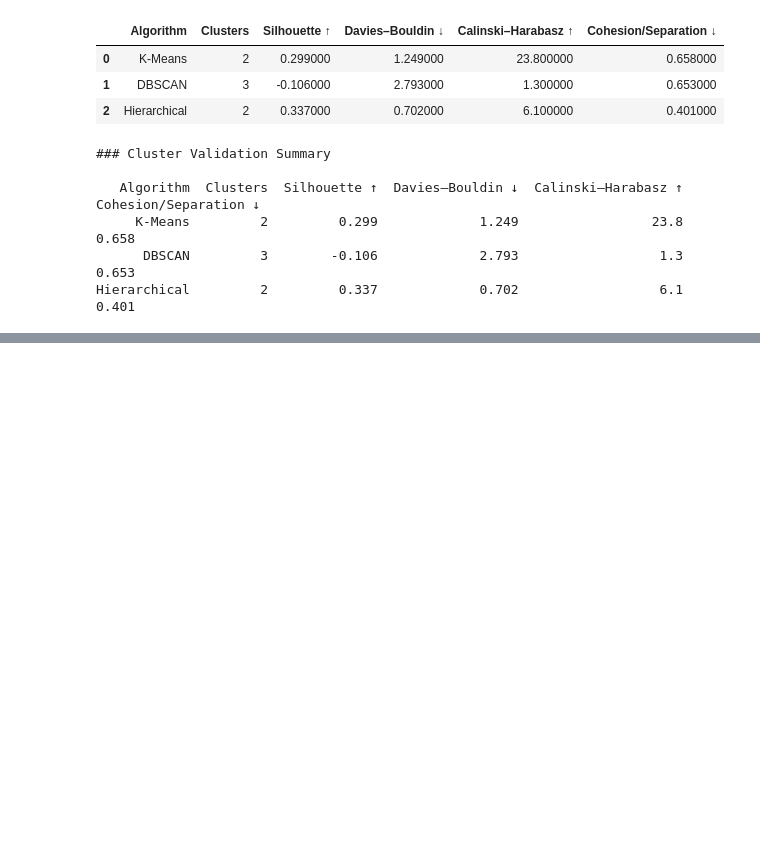
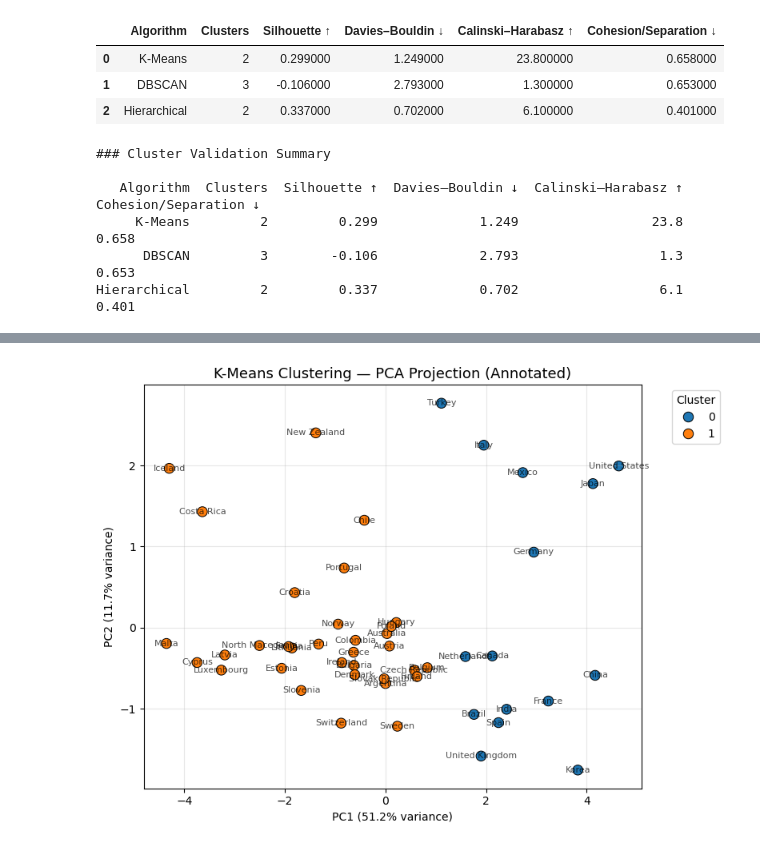
Before and after one commit to FedorSulaev/global-energy-systems-clustering, a Jupyter notebook: notebooks/energy_systems_clustering.ipynb, the cells around one changed output, grey strips where cells are left out. Saved outputs shown, nothing was run; the diff lists cells and outputs as text; code cells hidden in the pictures; blank space fills up the shorter version.

Commit message:
feat: Cluster visualization

```diff
--- a/notebooks/energy_systems_clustering.ipynb
+++ b/notebooks/energy_systems_clustering.ipynb
@@ -2300,3 +2302,91 @@ Both K-Means (0.658) and DBSCAN (0.653) showed higher intra-cluster dispersion.
 2. **K-Means** remains a robust and computationally efficient method, confirming similar global structures with consistent centroids.
 3. **DBSCAN**’s poor results reinforce that the dataset represents a **continuous manifold** of national energy profiles rather than discrete density clusters.
 4. The combination of **Silhouette ≈ 0.3–0.34** and **Davies–Bouldin < 1.3** across the two best algorithms suggests **moderate separability**, consistent with gradual global transitions in energy system composition rather than sharp regime boundaries.
+# %%
+# --- Prepare Data ---
+X = df_processed.values
+country_names = df_processed.index
+
+# --- Run K-Means ---
+kmeans = KMeans(n_clusters=2, random_state=42, n_init=10)
+cluster_labels = kmeans.fit_predict(X)
+
+palette = sns.color_palette("tab10", len(np.unique(cluster_labels)))
+
+# --- Helper function for annotation ---
+def annotate_countries(ax, data_2d, country_names, labels, annotate_fraction=1):
+    """Annotate representative and boundary points on the scatter plot."""
+    np.random.seed(42)
+    # sample a subset of points to avoid clutter
+    idx_to_annotate = np.random.choice(
+        np.arange(len(country_names)),
+        size=max(3, int(len(country_names) * annotate_fraction)),
+        replace=False
+    )
+    for i in idx_to_annotate:
+        ax.text(
+            data_2d[i, 0],
+            data_2d[i, 1],
+            country_names[i],
+            fontsize=8,
+            ha='center',
+            va='center',
+            color='black',
+            alpha=0.7
+        )
+
+# ==============================================================
+# 1️⃣ PCA Visualization
+# ==============================================================
+pca = PCA(n_components=2, random_state=42)
+X_pca = pca.fit_transform(X)
+
+plt.figure(figsize=(8,6))
+sns.scatterplot(x=X_pca[:,0], y=X_pca[:,1], hue=cluster_labels,
+                palette=palette, s=80, edgecolor='k')
+plt.title("K-Means Clustering — PCA Projection (Annotated)", fontsize=13)
+plt.xlabel(f"PC1 ({pca.explained_variance_ratio_[0]*100:.1f}% variance)")
+plt.ylabel(f"PC2 ({pca.explained_variance_ratio_[1]*100:.1f}% variance)")
+annotate_countries(plt.gca(), X_pca, country_names, cluster_labels)
+plt.legend(title="Cluster", bbox_to_anchor=(1.05, 1), loc='upper left')
+plt.grid(alpha=0.3)
+plt.tight_layout()
+plt.show()
+
+# ==============================================================
+# 2️⃣ t-SNE Visualization
+# ==============================================================
+tsne = TSNE(n_components=2, perplexity=10, random_state=42, learning_rate='auto', init='pca')
+X_tsne = tsne.fit_transform(X)
+
+plt.figure(figsize=(8,6))
+sns.scatterplot(x=X_tsne[:,0], y=X_tsne[:,1], hue=cluster_labels,
+                palette=palette, s=80, edgecolor='k')
+plt.title("K-Means Clustering — t-SNE Projection (Annotated)", fontsize=13)
+plt.xlabel("t-SNE Dimension 1")
+plt.ylabel("t-SNE Dimension 2")
+annotate_countries(plt.gca(), X_tsne, country_names, cluster_labels)
+plt.legend(title="Cluster", bbox_to_anchor=(1.05, 1), loc='upper left')
+plt.grid(alpha=0.3)
+plt.tight_layout()
+plt.show()
+
+# ==============================================================
+# 3️⃣ UMAP Visualization
+# ==============================================================
+reducer = umap.UMAP(n_components=2, random_state=42, n_neighbors=10, min_dist=0.3)
+X_umap = reducer.fit_transform(X)
+
+plt.figure(figsize=(8,6))
+sns.scatterplot(x=X_umap[:,0], y=X_umap[:,1], hue=cluster_labels,
+                palette=palette, s=80, edgecolor='k')
+plt.title("K-Means Clustering — UMAP Projection (Annotated)", fontsize=13)
+plt.xlabel("UMAP Dimension 1")
+plt.ylabel("UMAP Dimension 2")
+annotate_countries(plt.gca(), X_umap, country_names, cluster_labels)
+plt.legend(title="Cluster", bbox_to_anchor=(1.05, 1), loc='upper left')
+plt.grid(alpha=0.3)
+plt.tight_layout()
+plt.show()
+# %% [output]
+[figure, added]
```
Also changed, not shown: parts of 4 cells of this notebook.
